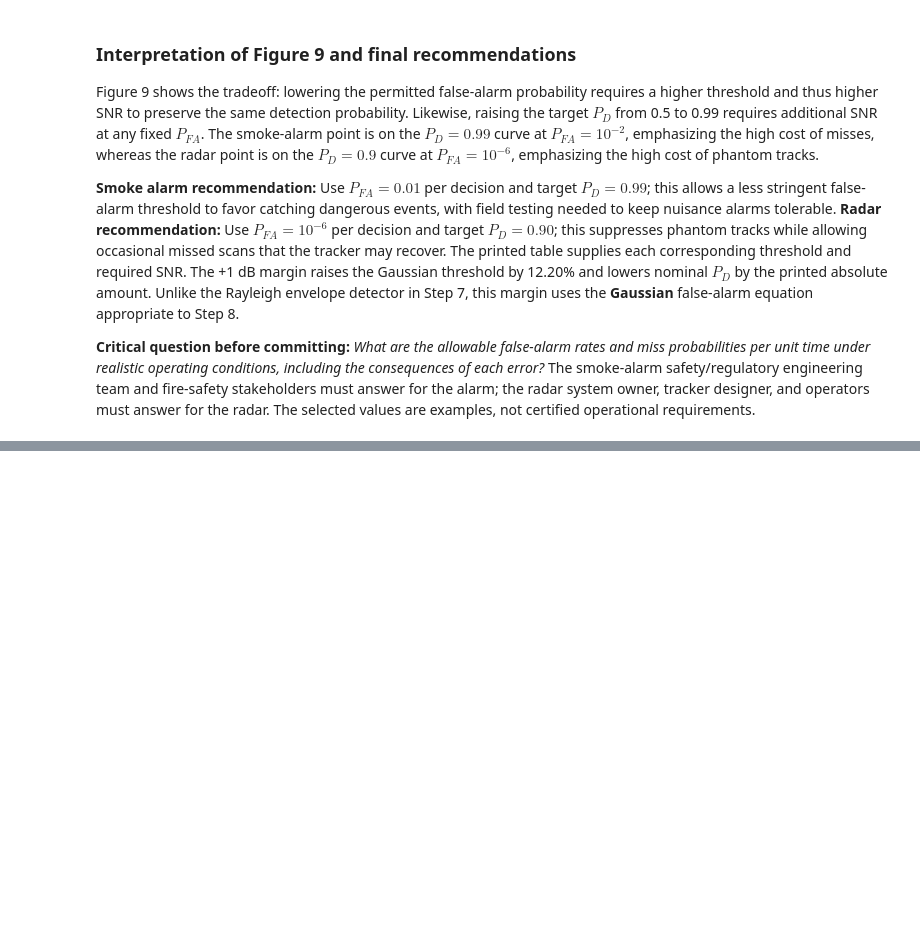
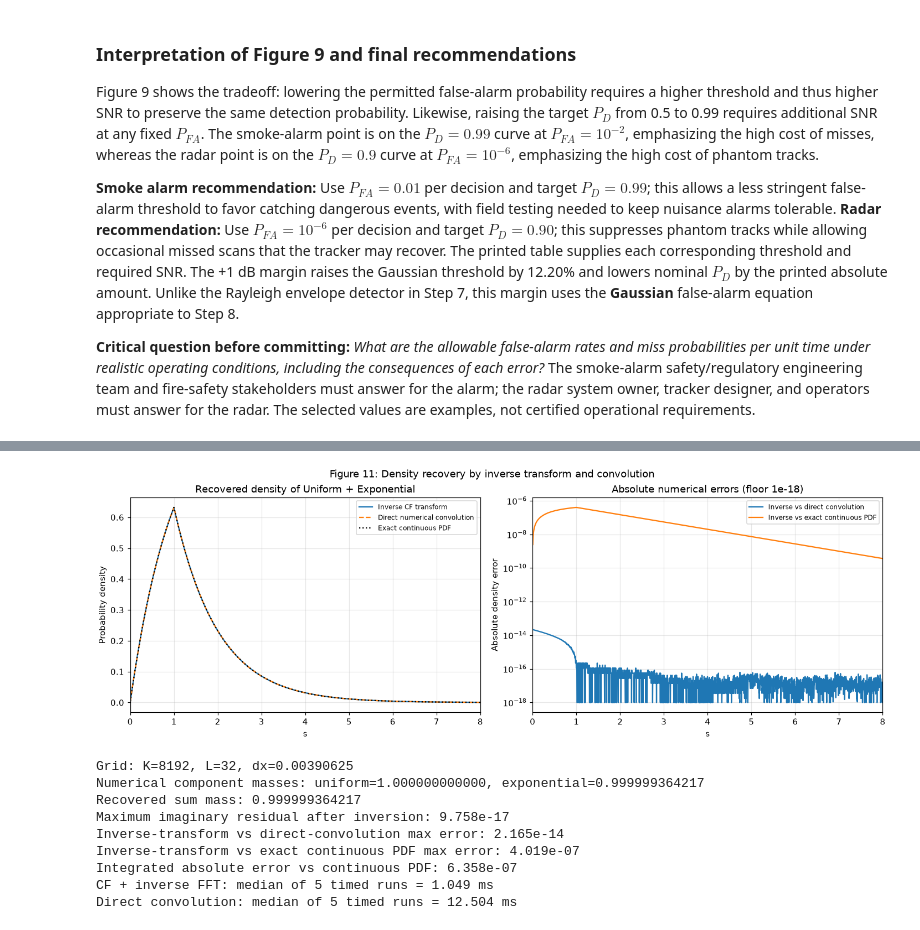
Before and after one commit to dnomhciR/ECE3715_MP2, a Jupyter notebook: mp2.ipynb, the cells around one changed output, grey strips where cells are left out. Drawn from its saved outputs; the diff is of its cells as text; code cells hidden in the pictures; blank space fills up the shorter version.

```diff
--- a/mp2.ipynb
+++ b/mp2.ipynb
@@ -1131,0 +1245,77 @@ Figure 9 shows the tradeoff: lowering the permitted false-alarm probability requ
+# %%
+K_a = 8192
+L_a = 32.0
+dx_a = L_a / K_a
+x_a = (np.arange(K_a) + 0.5) * dx_a
+s_a = (np.arange(K_a) + 1.0) * dx_a
+frequency_a = 2*np.pi*np.fft.fftfreq(K_a, d=dx_a)
+uniform_pdf_grid_a = ((x_a >= 0) & (x_a <= 1)).astype(float)
+exponential_pdf_grid_a = np.exp(-x_a)
+
+def recover_by_cf_a():
+    phase = np.exp(1j*frequency_a*dx_a/2)
+    phi_u = K_a*dx_a*np.fft.ifft(uniform_pdf_grid_a)*phase
+    phi_e = K_a*dx_a*np.fft.ifft(exponential_pdf_grid_a)*phase
+    # Each component begins at dx/2, so the sum grid begins at dx.
+    return np.fft.fft(phi_u*phi_e*np.exp(-1j*frequency_a*dx_a))/(K_a*dx_a)
+
+def recover_by_direct_convolution_a():
+    return dx_a*np.convolve(uniform_pdf_grid_a, exponential_pdf_grid_a, mode="full")[:K_a]
+
+recovered_complex_a = recover_by_cf_a()
+recovered_a = recovered_complex_a.real
+direct_convolution_a = recover_by_direct_convolution_a()
+reference_density_a = sum_pdf_a(s_a)
+inverse_direct_error_a = np.max(np.abs(recovered_a - direct_convolution_a))
+inverse_reference_error_a = np.max(np.abs(recovered_a - reference_density_a))
+l1_error_a = dx_a*np.sum(np.abs(recovered_a-reference_density_a))
+
+# Warm both paths, then compare median wall times on the same grid.
+recover_by_cf_a()
+recover_by_direct_convolution_a()
+timings_a = {}
+for name, function in [("CF + inverse FFT", recover_by_cf_a),
+                       ("Direct convolution", recover_by_direct_convolution_a)]:
+    timings = []
+    for repeat in range(5):
+        start = perf_counter()
+        function()
+        timings.append(perf_counter()-start)
+    timings_a[name] = float(np.median(timings))
+
+print(f"Grid: K={K_a}, L={L_a:g}, dx={dx_a:.8f}")
+print(f"Numerical component masses: uniform={dx_a*uniform_pdf_grid_a.sum():.12f}, exponential={dx_a*exponential_pdf_grid_a.sum():.12f}")
+print(f"Recovered sum mass: {dx_a*recovered_a.sum():.12f}")
+print(f"Maximum imaginary residual after inversion: {np.max(np.abs(recovered_complex_a.imag)):.3e}")
+print(f"Inverse-transform vs direct-convolution max error: {inverse_direct_error_a:.3e}")
+print(f"Inverse-transform vs exact continuous PDF max error: {inverse_reference_error_a:.3e}")
+print(f"Integrated absolute error vs continuous PDF: {l1_error_a:.3e}")
+for name, duration in timings_a.items():
+    print(f"{name}: median of 5 timed runs = {duration*1000:.3f} ms")
+
+fig, axes = plt.subplots(1, 2, figsize=(13, 4.5), constrained_layout=True)
+axes[0].plot(s_a, recovered_a, label="Inverse CF transform")
+axes[0].plot(s_a, direct_convolution_a, "--", label="Direct numerical convolution")
+axes[0].plot(s_a, reference_density_a, ":", color="black", label="Exact continuous PDF")
+axes[0].set(title="Recovered density of Uniform + Exponential", xlabel="s", ylabel="Probability density", xlim=(0, 8))
+axes[1].semilogy(s_a, np.maximum(np.abs(recovered_a-direct_convolution_a), 1e-18),
+                 label="Inverse vs direct convolution")
+axes[1].semilogy(s_a, np.maximum(np.abs(recovered_a-reference_density_a), 1e-18),
+                 label="Inverse vs exact continuous PDF")
+axes[1].set(title="Absolute numerical errors (floor 1e-18)", xlabel="s", ylabel="Absolute density error", xlim=(0, 8))
+fig.suptitle("Figure 11: Density recovery by inverse transform and convolution")
+for ax in axes:
+    ax.legend(fontsize=8)
+    ax.grid(True, which="both", alpha=0.3)
+plt.show()
+# %% [output]
+[figure, added]
+Grid: K=8192, L=32, dx=0.00390625
+Numerical component masses: uniform=1.000000000000, exponential=0.999999364217
+Recovered sum mass: 0.999999364217
+Maximum imaginary residual after inversion: 9.758e-17
+Inverse-transform vs direct-convolution max error: 2.165e-14
+Inverse-transform vs exact continuous PDF max error: 4.019e-07
+Integrated absolute error vs continuous PDF: 6.358e-07
+CF + inverse FFT: median of 5 timed runs = 1.049 ms
+Direct convolution: median of 5 timed runs = 12.504 ms
```
Also changed, not shown: parts of 15 cells of this notebook.
